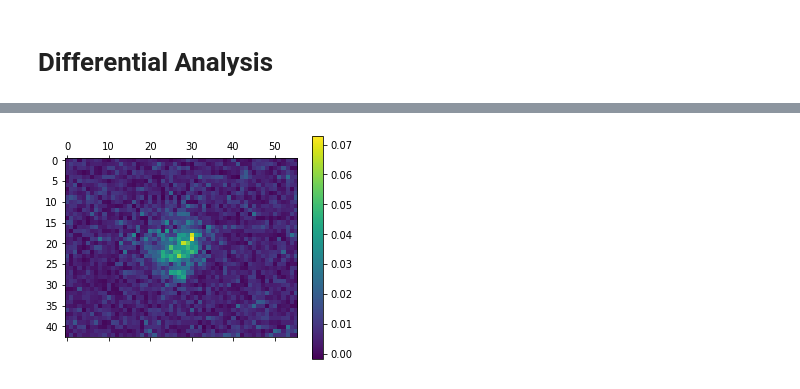
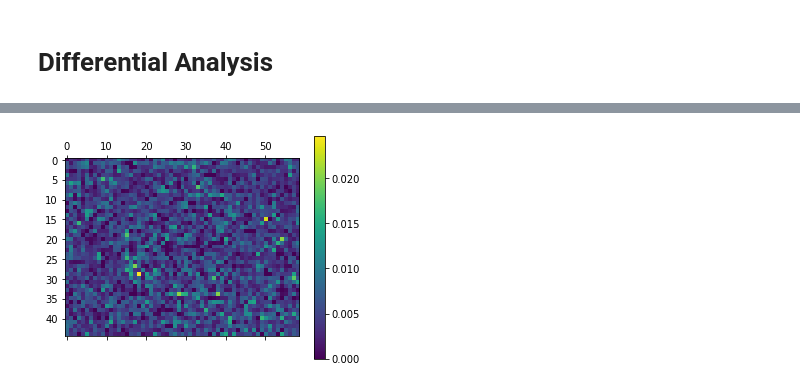
Before and after one commit to mjoppich/pIMZ, a Jupyter notebook: examples/IMZML_process.ipynb, the cells around one changed output, grey strips where cells are left out. Cells and saved outputs as stored; diff of their text form; code cells hidden in the pictures.

```diff
--- a/examples/IMZML_process.ipynb
+++ b/examples/IMZML_process.ipynb
@@ -14,7 +14,7 @@ from src.pySRM.pysrm.segment import IMZMLExtract, SpectraRegion, ProteinWeights
 ['/usr/lib/python36.zip', '/usr/lib/python3.6', '/usr/lib/python3.6/lib-dynload', '', '/home/mjoppich/.local/lib/python3.6/site-packages', '/home/mjoppich/.local/lib/python3.6/site-packages/mpld3-0.3. ...
 # %%
 imze = IMZMLExtract("/mnt/d/dev/data/msi/slideD/181114_AT1_Slide_D_Proteins.imzML")
-spectra = imze.get_region_array(1)
+spectra = imze.get_region_array(0, makeNullLine=True)
 imze.normalize_region_array(spectra, normalize="max_intensity_region")
 # %% [output]
 Opening regions file for /mnt/d/dev/data/msi/slideD/181114_AT1_Slide_D_Proteins.imzML
@@ -105,5 +135,5 @@ spec.plot_consensus_similarity(mode="spectra")
 # %% [markdown]
 # Differential Analysis
 # %%
-spec.mass_heatmap(8613)
+spec.mass_heatmap(12504)
 # %% [output]
@@ -112,3 +140,3 @@ I0606 00:40:20.707744 140247526803264 segment.py:127] Processing Mass 8613 with
-[figure, old version]
+[figure, new version]
 # %%
 dfobj = spec.mass_dabest(12504)
```
Also changed, not shown: parts of 26 cells of this notebook, 1 other file.
